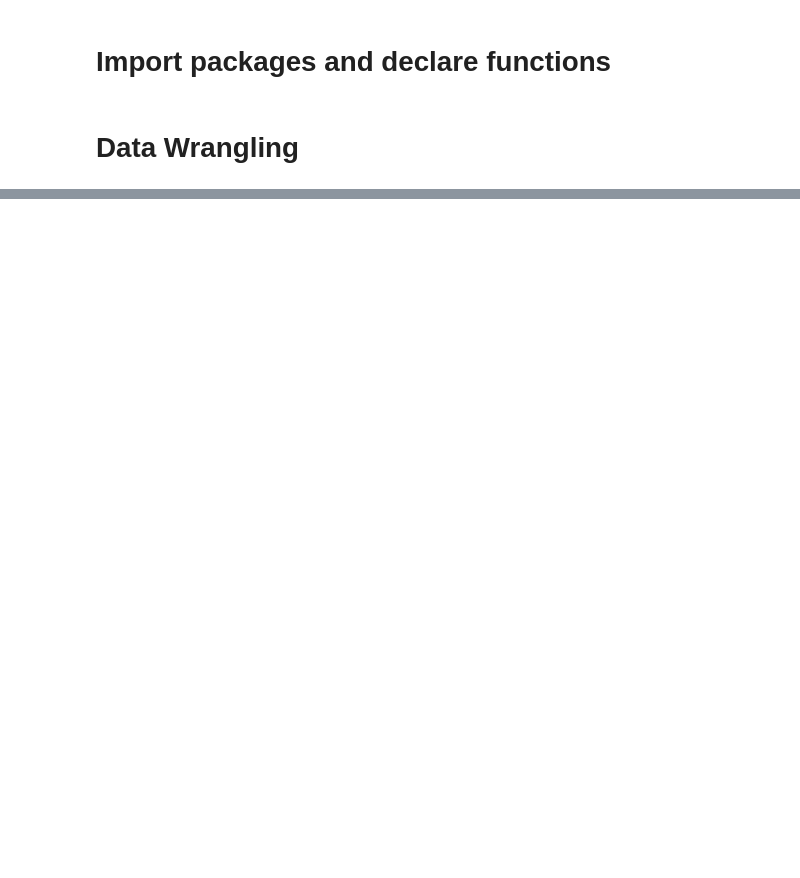
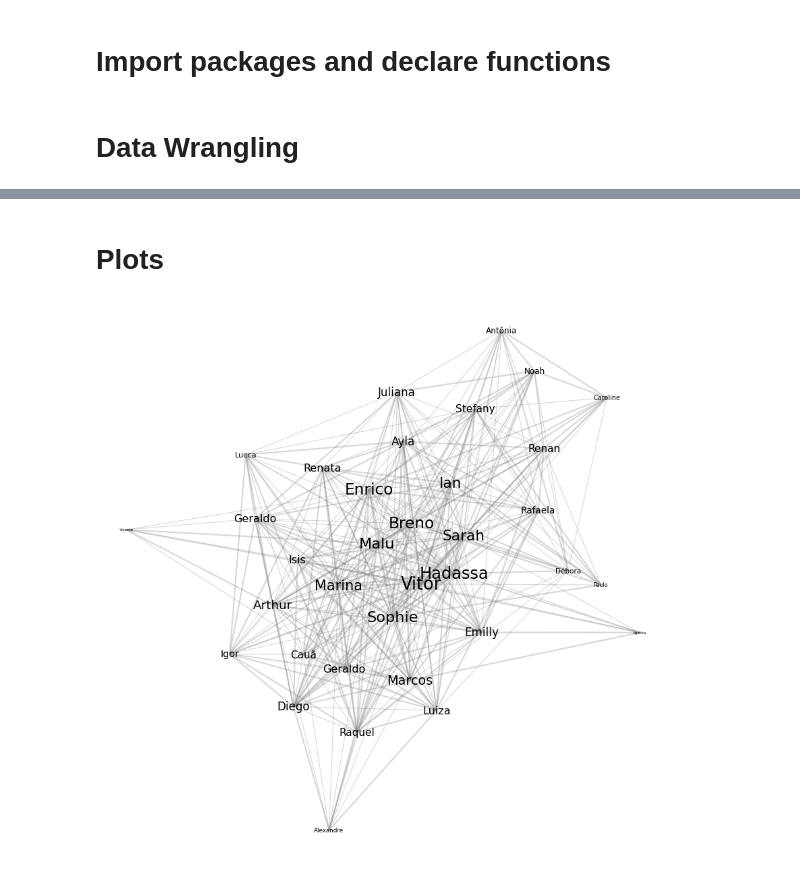
Before and after one commit to dletoneiva/Project, a Jupyter notebook: connections.ipynb, the cells around one changed output, grey strips where cells are left out. Saved outputs shown, nothing was run; the diff lists cells and outputs as text; code cells hidden in the pictures; blank space fills up the shorter version.

```diff
--- a/connections.ipynb
+++ b/connections.ipynb
@@ -163,0 +174,6 @@ df_corujas.head()
+# %% [markdown]
+# Plots
+# %%
+plotNetwork(df_hive,out_name='hive_single_color')
+# %% [output]
+[figure, added]
```
Also changed, not shown: parts of 6 cells of this notebook.
